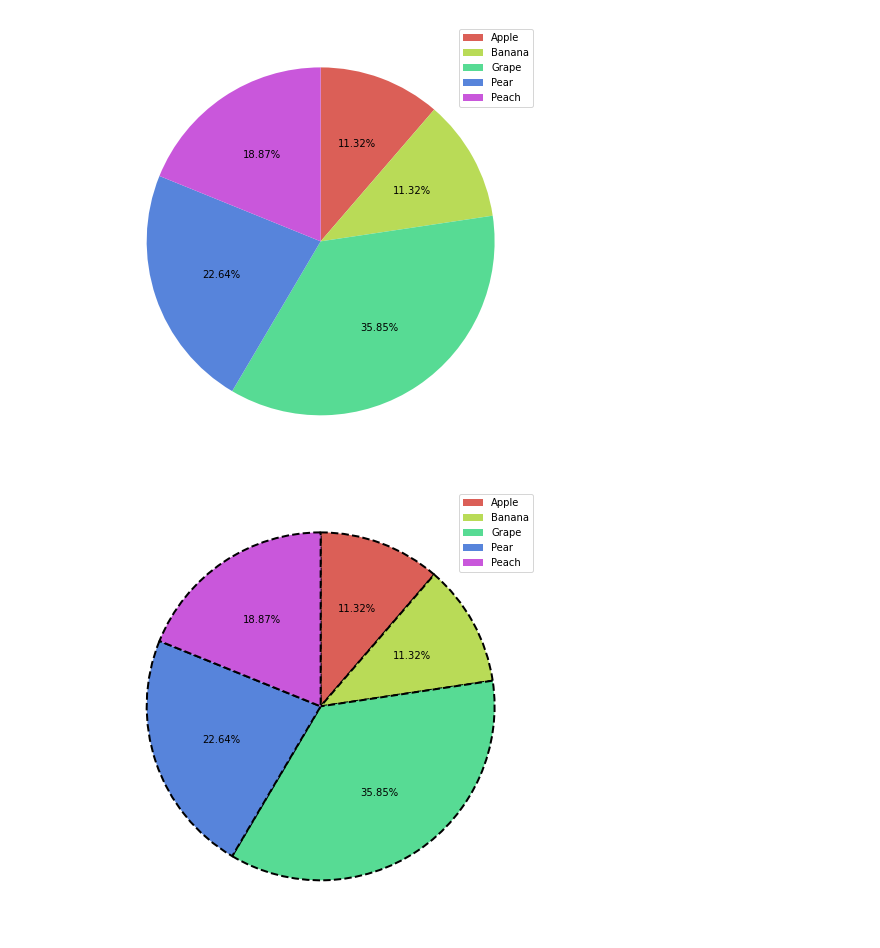
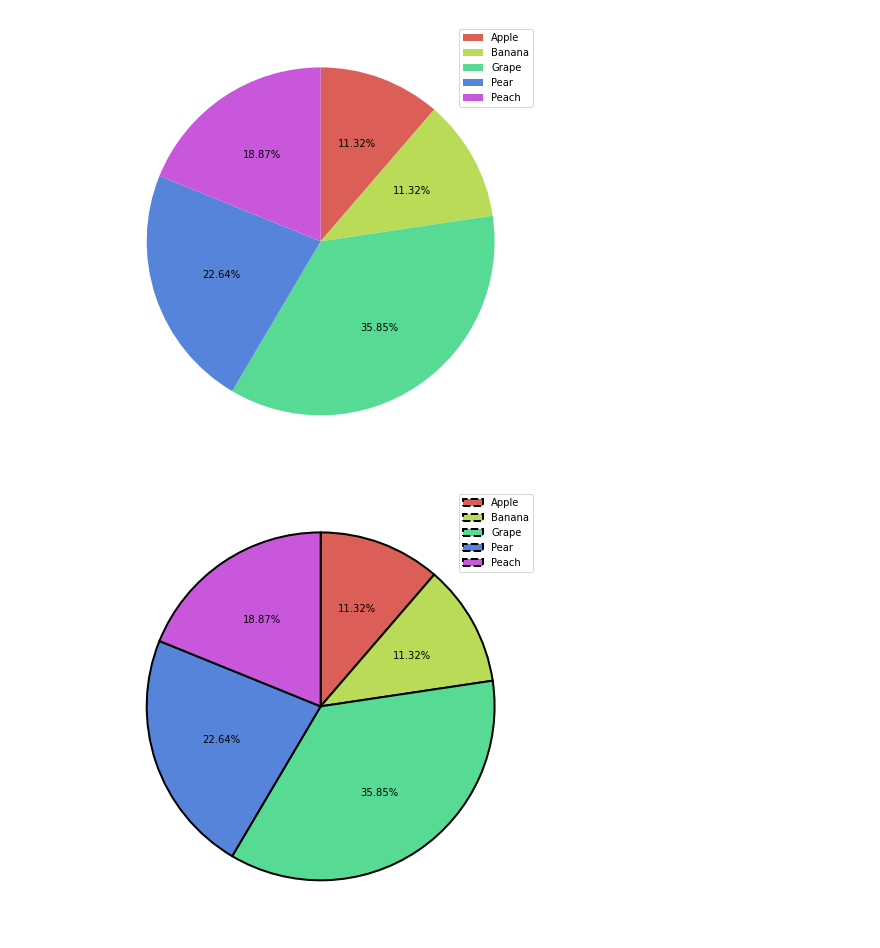
Before and after one commit to afl268/python, a Jupyter notebook: pie .ipynb, the cells around one changed output. Drawn from its saved outputs; the diff is of its cells as text; code cells hidden in the pictures.

```diff
--- a/pie .ipynb
+++ b/pie .ipynb
@@ -152,18 +152,18 @@ pie = ax.pie(frequency,
 # %%
 colors = sns.color_palette('hls',len(labels))
 
 fig = plt.figure(figsize=(8,8))
 fig.set_facecolor('white')
 ax = fig.add_subplot()
 
 plt.legend(pie[0],labels)
 
 pie = ax.pie(frequency,
        startangle=90,
        counterclock=False,
        autopct=lambda p : '{:.2f}%'.format(p),
-       wedgeprops = {'edgecolor':'k','linestyle':'--','linewidth':2} , ## 테두리 속성 지정
+       wedgeprops = {'edgecolor':'k','linestyle':'-','linewidth':2} , ## 테두리 속성 지정
        colors = colors ## 색상 지정
        )
 # %% [output]
-[figure, old version]
+[figure, new version]
```
Also changed, not shown: 1 other file.
